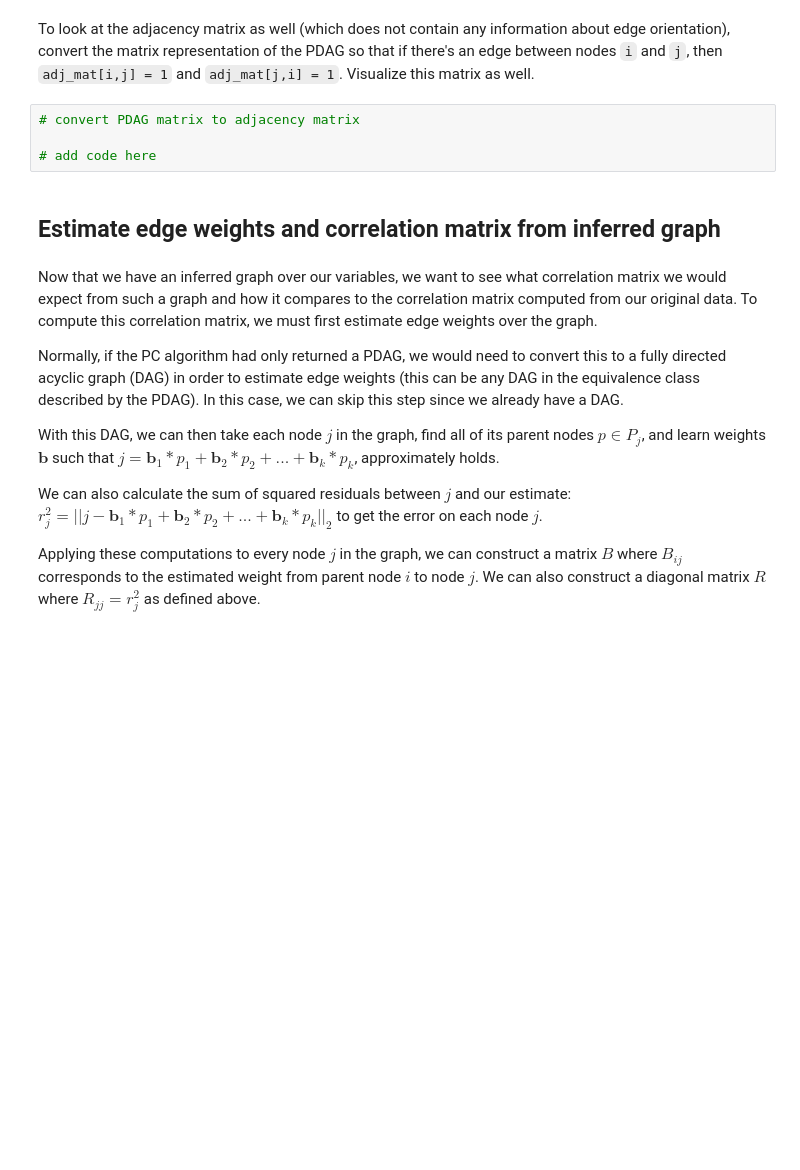
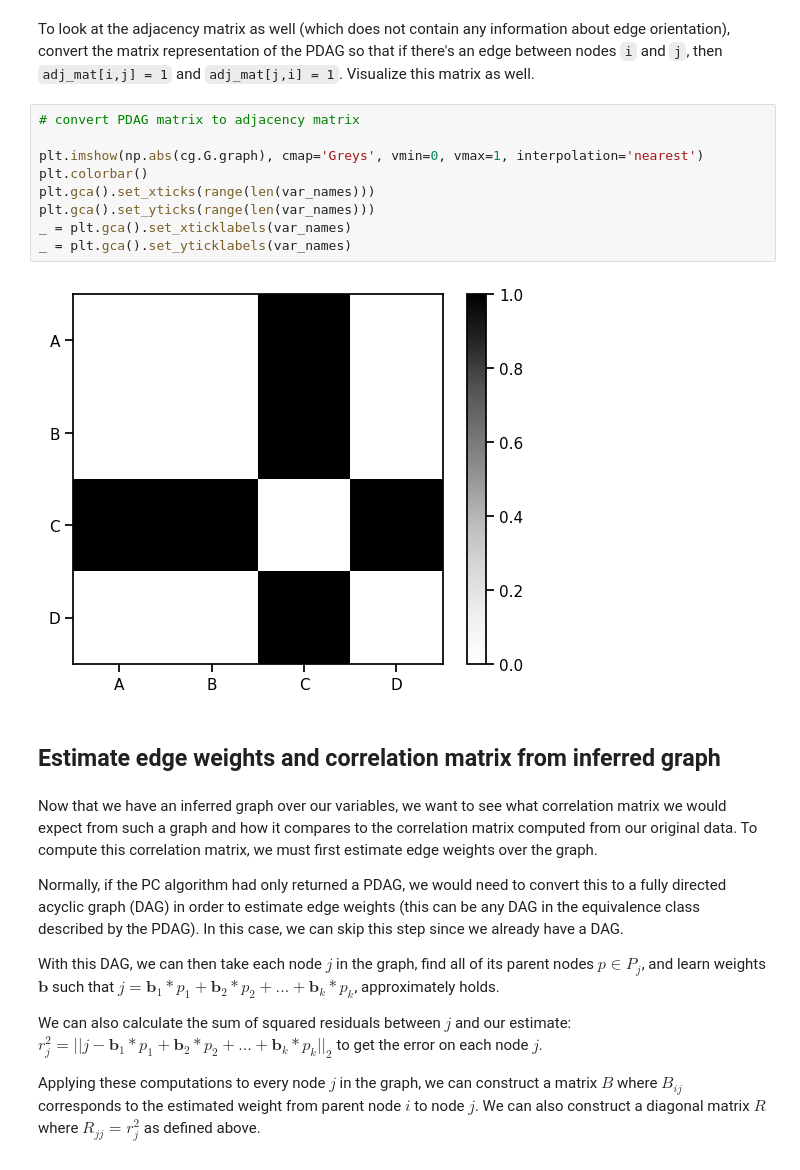
Before and after one commit to JHpusd/CFL_Research, a Jupyter notebook: practice_problems/07_20_23_day9_causal_modeling/code/diy_notebooks/exercise1.ipynb, the cells around one changed output. Drawn from its saved outputs; the diff is of its cells as text; blank space fills up the shorter version.

```diff
--- a/practice_problems/07_20_23_day9_causal_modeling/code/diy_notebooks/exercise1.ipynb
+++ b/practice_problems/07_20_23_day9_causal_modeling/code/diy_notebooks/exercise1.ipynb
@@ -216,10 +229,17 @@ To look at the adjacency matrix as well (which does not contain any information
 about edge orientation), convert the matrix representation of the PDAG so that
 if there's an edge between nodes `i` and `j`, then `adj_mat[i,j] = 1` and
 `adj_mat[j,i] = 1`. Visualize this matrix as well.
-# %%
-# convert PDAG matrix to adjacency matrix
-
-# add code here
+# %%
+# convert PDAG matrix to adjacency matrix
+
+plt.imshow(np.abs(cg.G.graph), cmap='Greys', vmin=0, vmax=1, interpolation='nearest')
+plt.colorbar()
+plt.gca().set_xticks(range(len(var_names)))
+plt.gca().set_yticks(range(len(var_names)))
+_ = plt.gca().set_xticklabels(var_names)
+_ = plt.gca().set_yticklabels(var_names)
+# %% [output]
+[figure, added]
 # %% [markdown]
 ## Estimate edge weights and correlation matrix from inferred graph
 # %% [markdown]
```
Also changed, not shown: parts of 8 cells of this notebook.
